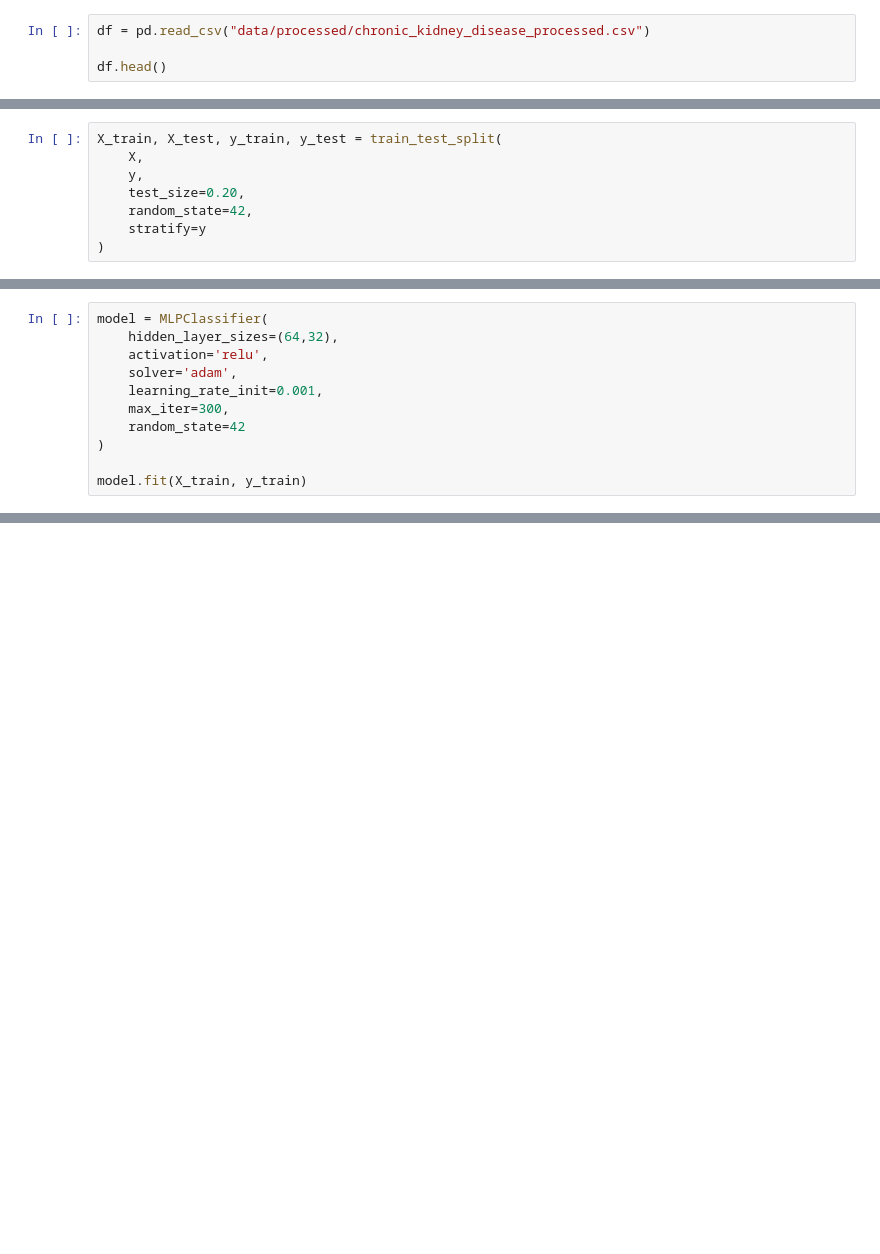
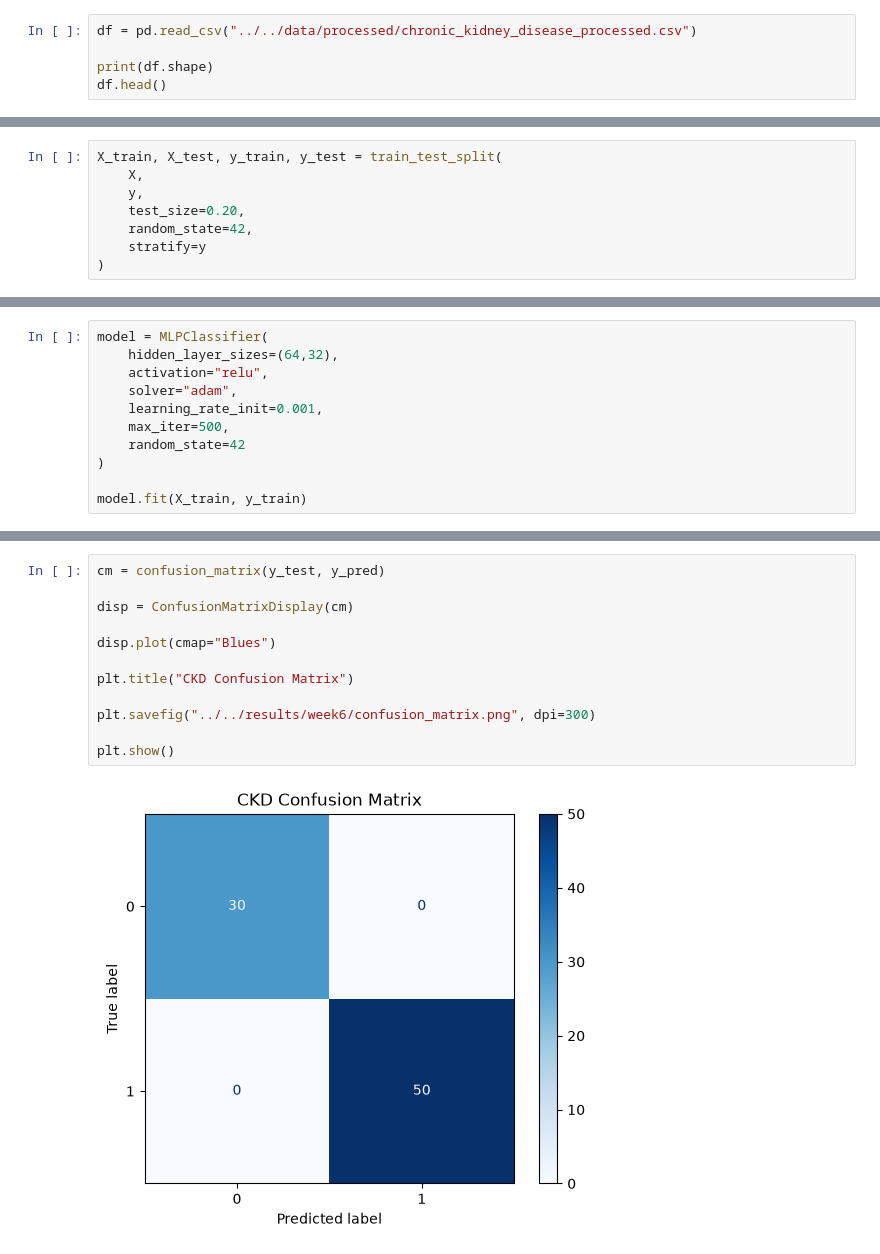
Before and after one commit to ap24110011024/Disease_detection, a Jupyter notebook: notebooks/ckd/generalization.ipynb, the cells around one changed output, grey strips where cells are left out. Cells and saved outputs as stored; diff of their text form; blank space fills up the shorter version.

```diff
--- a/notebooks/ckd/generalization.ipynb
+++ b/notebooks/ckd/generalization.ipynb
@@ -40,5 +22,6 @@ print(os.listdir)
 # %%
-df = pd.read_csv("data/processed/chronic_kidney_disease_processed.csv")
+df = pd.read_csv("../../data/processed/chronic_kidney_disease_processed.csv")
 
+print(df.shape)
 df.head()
 # %% [output]
@@ -62,10 +79,10 @@ X_test = scaler.transform(X_test)
 # %%
 model = MLPClassifier(
     hidden_layer_sizes=(64,32),
-    activation='relu',
-    solver='adam',
+    activation="relu",
+    solver="adam",
     learning_rate_init=0.001,
-    max_iter=300,
+    max_iter=500,
     random_state=42
 )
 
@@ -88,3 +119,17 @@ print("ROC AUC  :",auc)
+# %%
+cm = confusion_matrix(y_test, y_pred)
+
+disp = ConfusionMatrixDisplay(cm)
+
+disp.plot(cmap="Blues")
+
+plt.title("CKD Confusion Matrix")
+
+plt.savefig("../../results/week6/confusion_matrix.png", dpi=300)
+
+plt.show()
+# %% [output]
+[figure, added]
 # %%
 results = pd.DataFrame({
     "Dataset":["CKD"],
```
Also changed, not shown: parts of 18 cells of this notebook, 15 other files.
